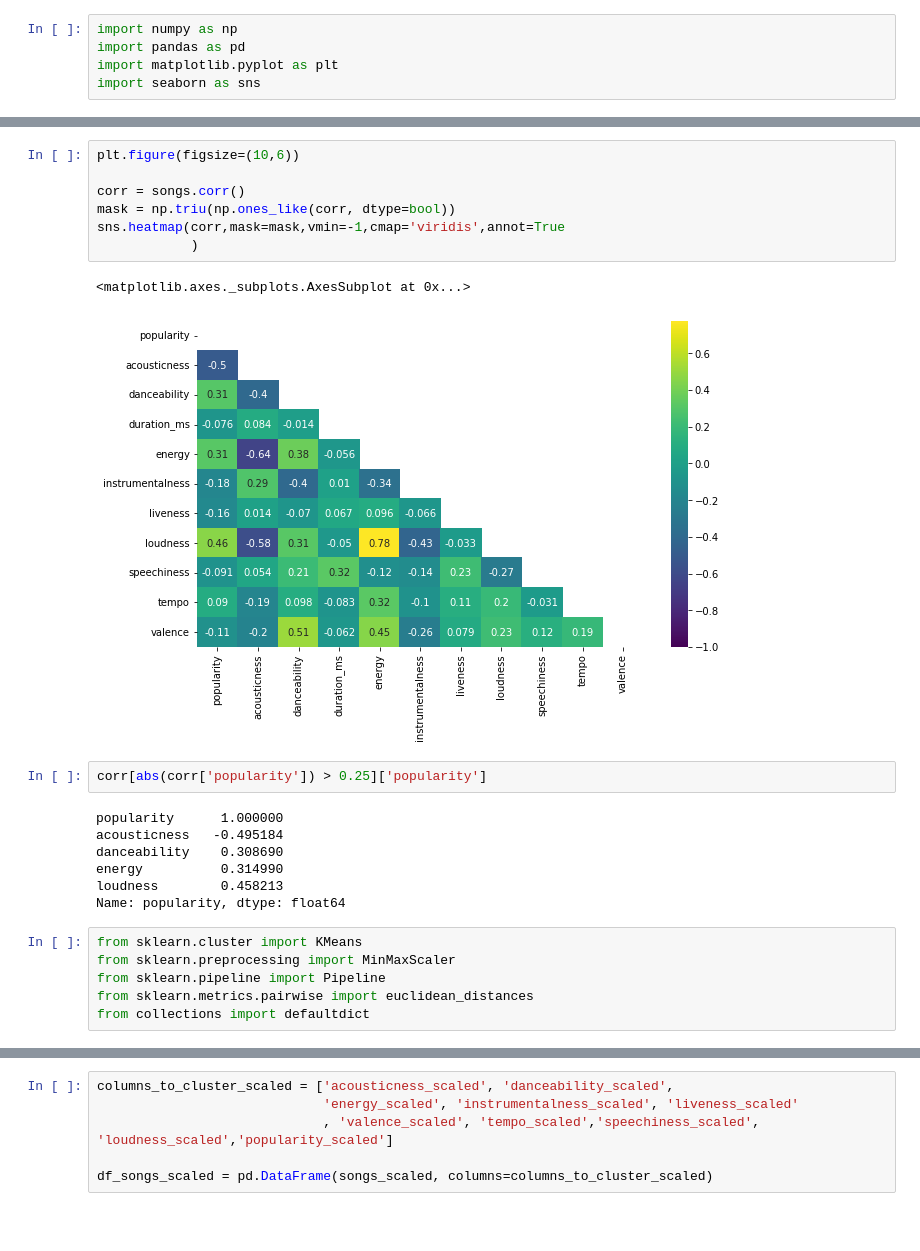
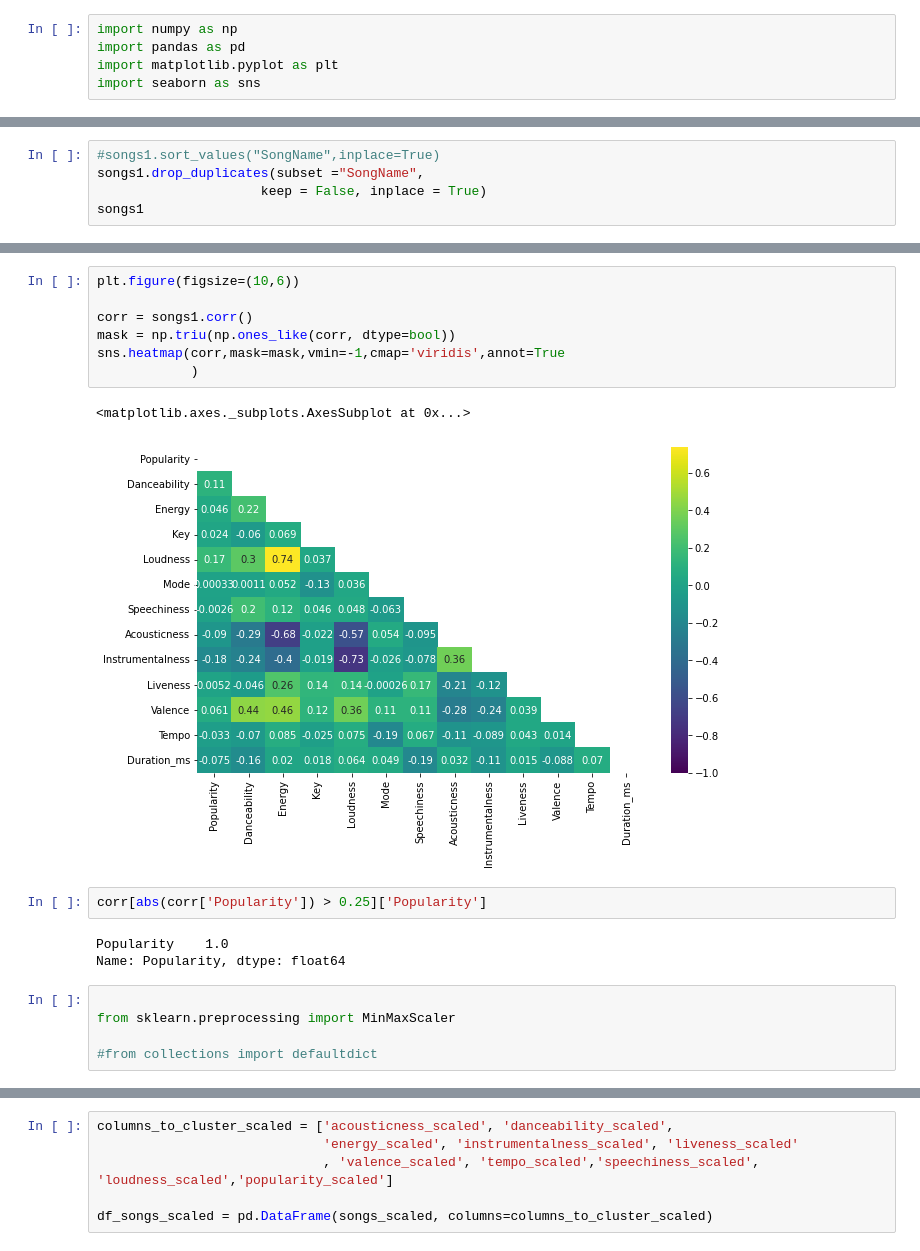
Before and after one commit to hannahcyrus/musicRecommedation_AI_ML, a Jupyter notebook: music_recom.ipynb, the cells around one changed output, grey strips where cells are left out. Drawn from its saved outputs; the diff is of its cells as text; blank space fills up the shorter version.

```diff
--- a/music_recom.ipynb
+++ b/music_recom.ipynb
@@ -56,0 +51,5 @@ plt.show()
+# %%
+#songs1.sort_values("SongName",inplace=True)
+songs1.drop_duplicates(subset ="SongName",
+                     keep = False, inplace = True)
+songs1
@@ -57,28 +98,23 @@ plt.show()
 # %%
 plt.figure(figsize=(10,6))
 
-corr = songs.corr()
+corr = songs1.corr()
 mask = np.triu(np.ones_like(corr, dtype=bool))
 sns.heatmap(corr,mask=mask,vmin=-1,cmap='viridis',annot=True
             )
 # %% [output]
 <matplotlib.axes._subplots.AxesSubplot at 0x...>
-[figure, old version]
+[figure, new version]
 # %%
-corr[abs(corr['popularity']) > 0.25]['popularity']
+corr[abs(corr['Popularity']) > 0.25]['Popularity']
 # %% [output]
-popularity      1.000000
-acousticness   -0.495184
-danceability    0.308690
-energy          0.314990
-loudness        0.458213
-Name: popularity, dtype: float64
+Popularity    1.0
+Name: Popularity, dtype: float64
 # %%
-from sklearn.cluster import KMeans
+
 from sklearn.preprocessing import MinMaxScaler
-from sklearn.pipeline import Pipeline
-from sklearn.metrics.pairwise import euclidean_distances
-from collections import defaultdict
+
+#from collections import defaultdict
 # %%
 columns_to_cluster = ['Acousticness', 'Danceability', 'Energy','Instrumentalness', 'Liveness','Valence', 'Tempo','Speechiness', 'Loudness','Popularity']
 mms = MinMaxScaler()
```
Also changed, not shown: parts of 17 cells of this notebook.
